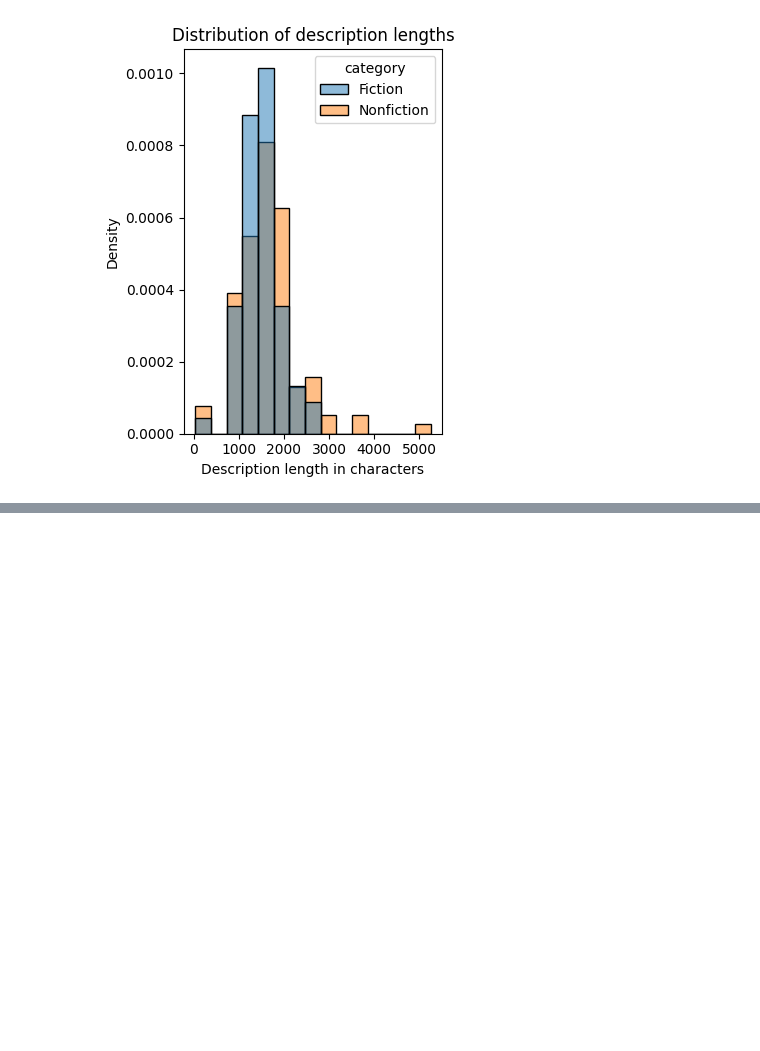
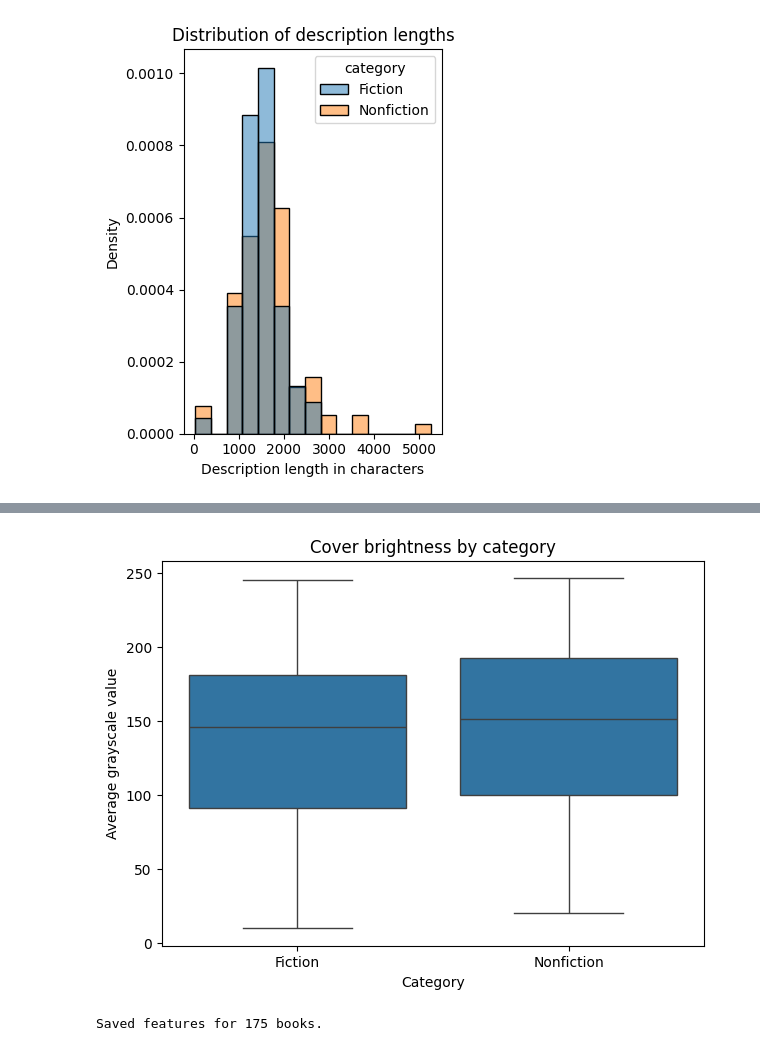
Before and after one commit to mdjawadulhasan/BookGenreClassifier, a Jupyter notebook: notebooks/03_eda.ipynb, the cells around one changed output, grey strips where cells are left out. Cells and saved outputs as stored; diff of their text form; code cells hidden in the pictures; blank space fills up the shorter version.

```diff
--- a/notebooks/03_eda.ipynb
+++ b/notebooks/03_eda.ipynb
@@ -186,0 +284,26 @@ plt.show()
+# %%
+plt.figure(figsize=(7, 5))
+
+sns.boxplot(
+    x="category",
+    y="cover_brightness",
+    data=df,
+    order=["Fiction", "Nonfiction"]
+)
+
+plt.title("Cover brightness by category")
+plt.xlabel("Category")
+plt.ylabel("Average grayscale value")
+
+plt.show()
+# %% [output]
+[figure, added]
+# %%
+df.to_csv(
+    "data/cleaned/books_features.csv",
+    index=False
+)
+
+print("Saved features for", len(df), "books.")
+# %% [output]
+Saved features for 175 books.
```
Also changed, not shown: parts of 10 cells of this notebook, 3 other files.
